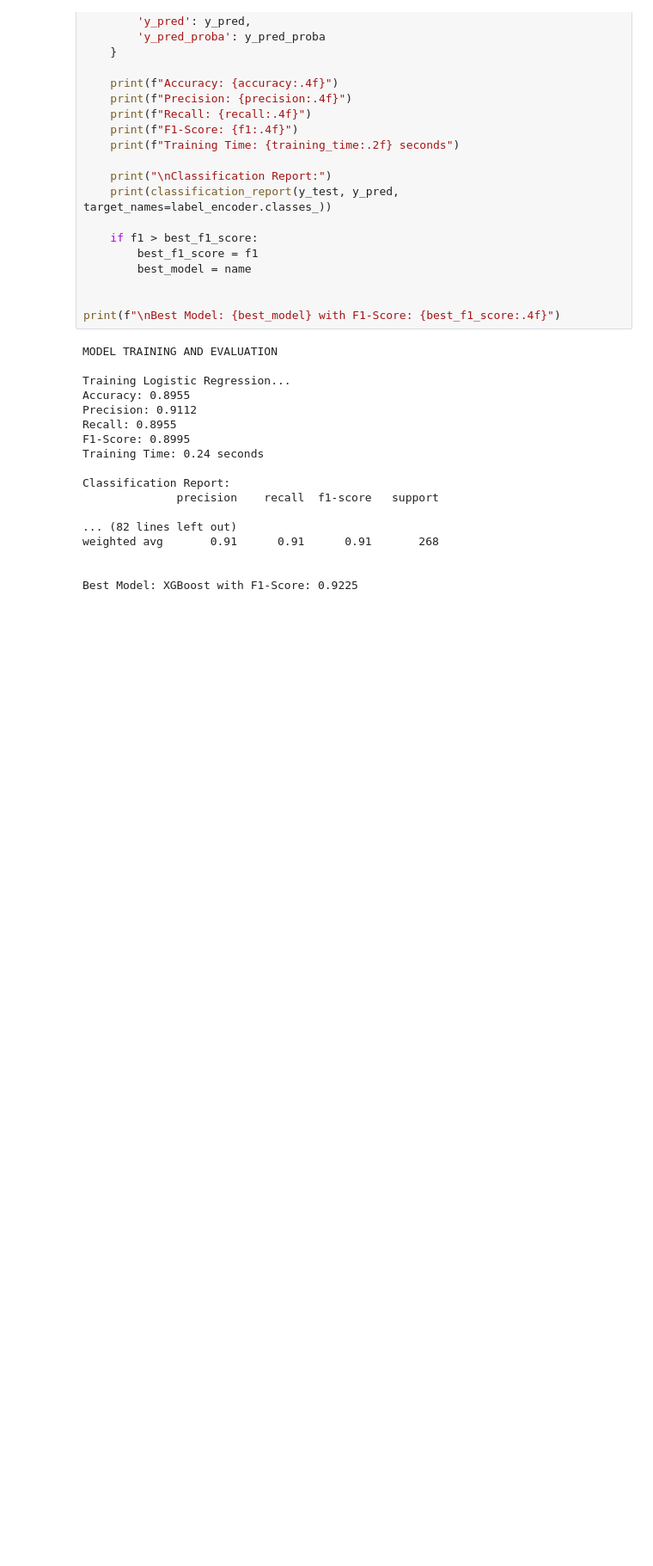
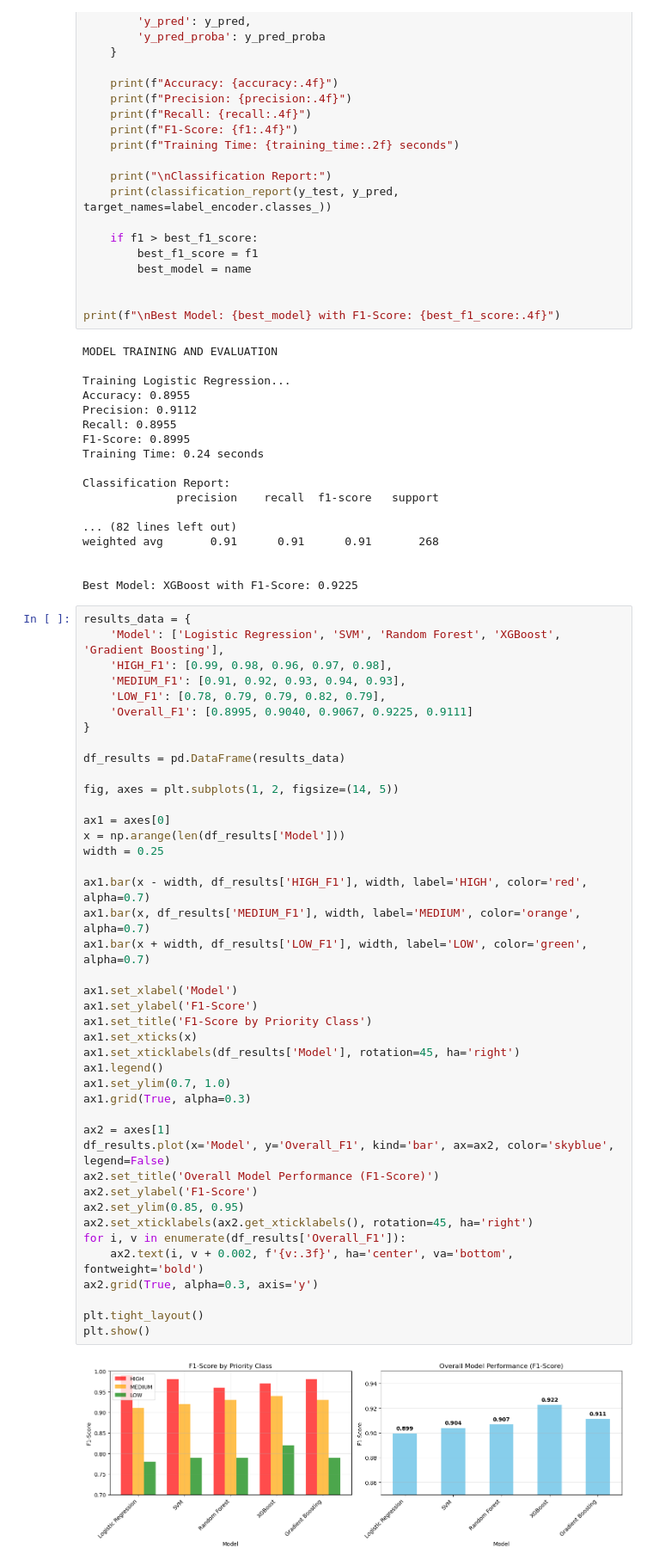
Before and after one commit to nayana-sisil/sentiment-analysis, a Jupyter notebook: Untitled.ipynb, the cells around one changed output. Shown at 86% size. Cells and saved outputs as stored; diff of their text form; blank space fills up the shorter version.

```diff
--- a/Untitled.ipynb
+++ b/Untitled.ipynb
@@ -1171,3 +1171,47 @@ weighted avg       0.91      0.91      0.91       268
 
 
 Best Model: XGBoost with F1-Score: 0.9225
+# %%
+results_data = {
+    'Model': ['Logistic Regression', 'SVM', 'Random Forest', 'XGBoost', 'Gradient Boosting'],
+    'HIGH_F1': [0.99, 0.98, 0.96, 0.97, 0.98],
+    'MEDIUM_F1': [0.91, 0.92, 0.93, 0.94, 0.93],
+    'LOW_F1': [0.78, 0.79, 0.79, 0.82, 0.79],
+    'Overall_F1': [0.8995, 0.9040, 0.9067, 0.9225, 0.9111]
+}
+
+df_results = pd.DataFrame(results_data)
+
+fig, axes = plt.subplots(1, 2, figsize=(14, 5))
+
+ax1 = axes[0]
+x = np.arange(len(df_results['Model']))
+width = 0.25
+
+ax1.bar(x - width, df_results['HIGH_F1'], width, label='HIGH', color='red', alpha=0.7)
+ax1.bar(x, df_results['MEDIUM_F1'], width, label='MEDIUM', color='orange', alpha=0.7)
+ax1.bar(x + width, df_results['LOW_F1'], width, label='LOW', color='green', alpha=0.7)
+
+ax1.set_xlabel('Model')
+ax1.set_ylabel('F1-Score')
+ax1.set_title('F1-Score by Priority Class')
+ax1.set_xticks(x)
+ax1.set_xticklabels(df_results['Model'], rotation=45, ha='right')
+ax1.legend()
+ax1.set_ylim(0.7, 1.0)
+ax1.grid(True, alpha=0.3)
+
+ax2 = axes[1]
+df_results.plot(x='Model', y='Overall_F1', kind='bar', ax=ax2, color='skyblue', legend=False)
+ax2.set_title('Overall Model Performance (F1-Score)')
+ax2.set_ylabel('F1-Score')
+ax2.set_ylim(0.85, 0.95)
+ax2.set_xticklabels(ax2.get_xticklabels(), rotation=45, ha='right')
+for i, v in enumerate(df_results['Overall_F1']):
+    ax2.text(i, v + 0.002, f'{v:.3f}', ha='center', va='bottom', fontweight='bold')
+ax2.grid(True, alpha=0.3, axis='y')
+
+plt.tight_layout()
+plt.show()
+# %% [output]
+[figure, added]
```
Also changed, not shown: parts of 2 cells of this notebook.
